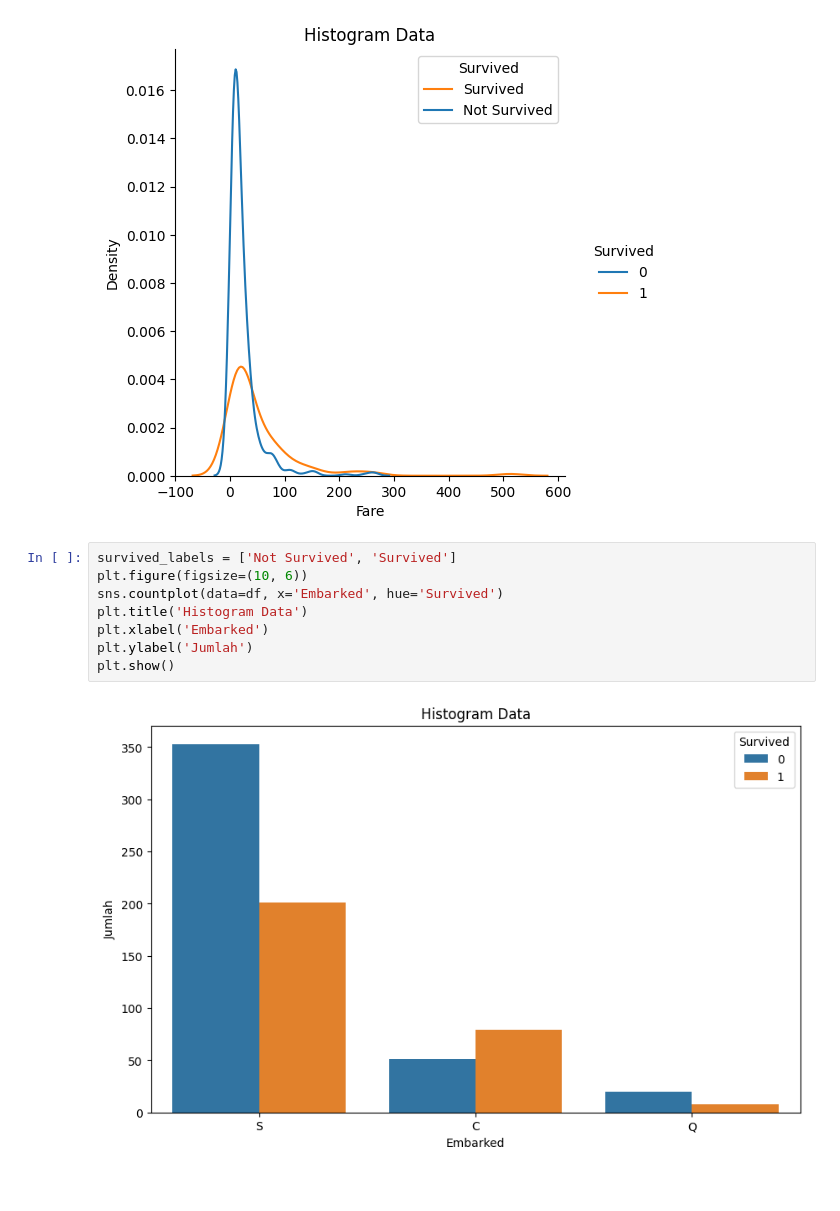
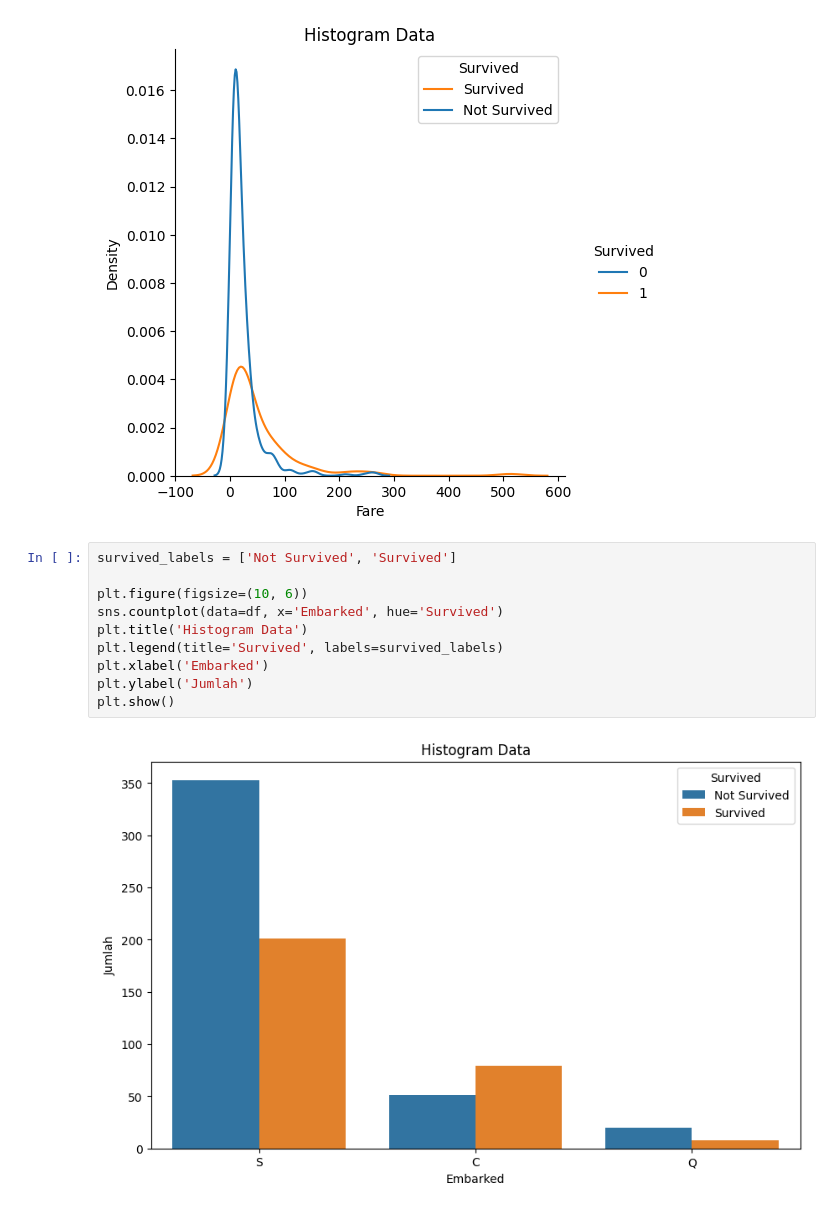
Before and after one commit to WawanWidiantara/Single-Layer-Perceptron, a Jupyter notebook: Single-Layer-Perceptron/Visualisasi Data/Visualisasi_Data_Training.ipynb, the cells around one changed output. Saved outputs shown, nothing was run; the diff lists cells and outputs as text.

```diff
--- a/Single-Layer-Perceptron/Visualisasi Data/Visualisasi_Data_Training.ipynb
+++ b/Single-Layer-Perceptron/Visualisasi Data/Visualisasi_Data_Training.ipynb
@@ -82,11 +82,13 @@ plt.show()
 [figure]
 # %%
 survived_labels = ['Not Survived', 'Survived']
+
 plt.figure(figsize=(10, 6))
 sns.countplot(data=df, x='Embarked', hue='Survived')
 plt.title('Histogram Data')
+plt.legend(title='Survived', labels=survived_labels)
 plt.xlabel('Embarked')
 plt.ylabel('Jumlah')
 plt.show()
 # %% [output]
-[figure, old version]
+[figure, new version]
```
